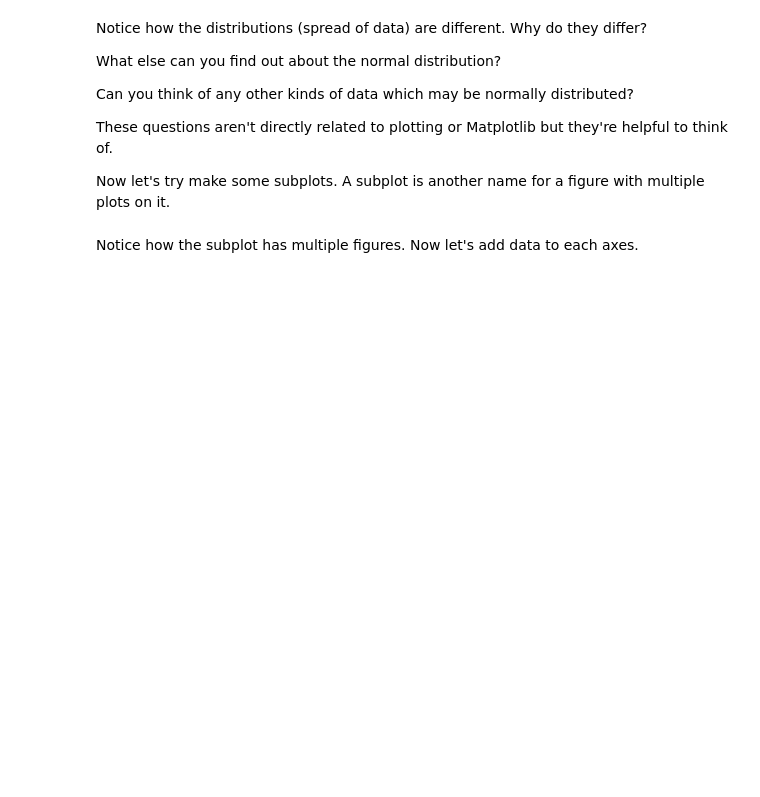
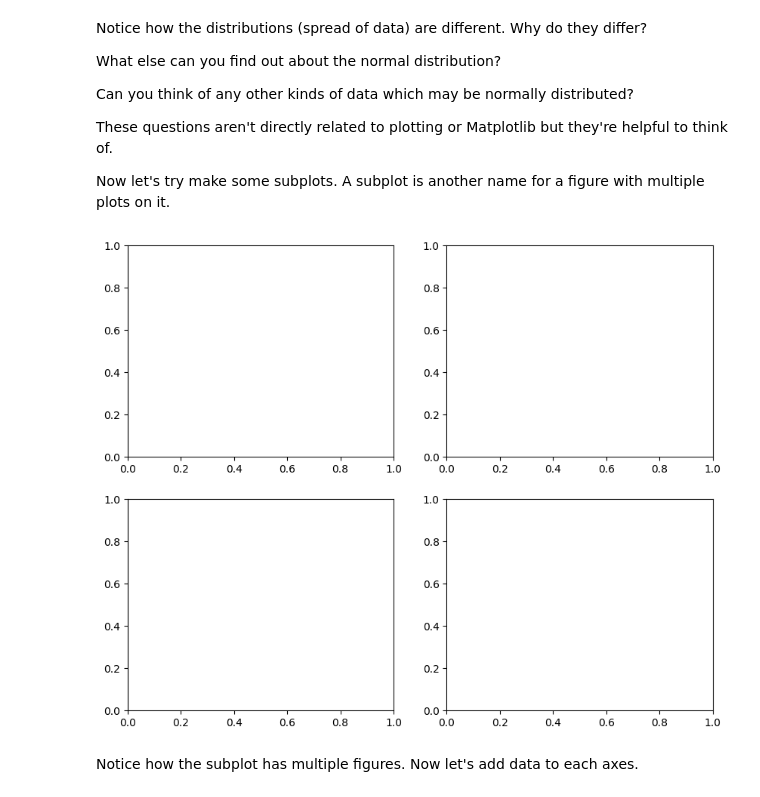
Before and after one commit to vivekkumar2909/Data-Science-and-Machine-Learning, a Jupyter notebook: matplotlib-exercises.ipynb, the cells around one changed output. Cells and saved outputs as stored; diff of their text form; code cells hidden in the pictures; blank space fills up the shorter version.

```diff
--- a/matplotlib-exercises.ipynb
+++ b/matplotlib-exercises.ipynb
@@ -212,6 +242,9 @@ These questions aren't directly related to plotting or Matplotlib but they're he
 Now let's try make some subplots. A subplot is another name for a figure with multiple plots on it.
 # %%
 # Create an empty subplot with 2 rows and 2 columns (4 subplots total)
+fig , ax = plt.subplots(nrows=2,ncols=2, figsize=(10,8))
+# %% [output]
+[figure, added]
 # %% [markdown]
 Notice how the subplot has multiple figures. Now let's add data to each axes.
 # %%
```
Also changed, not shown: parts of 8 cells of this notebook.
